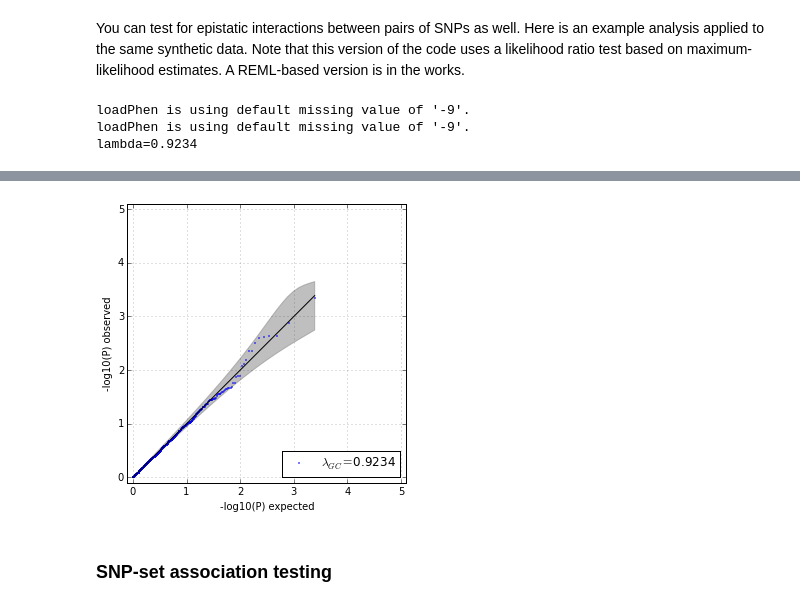
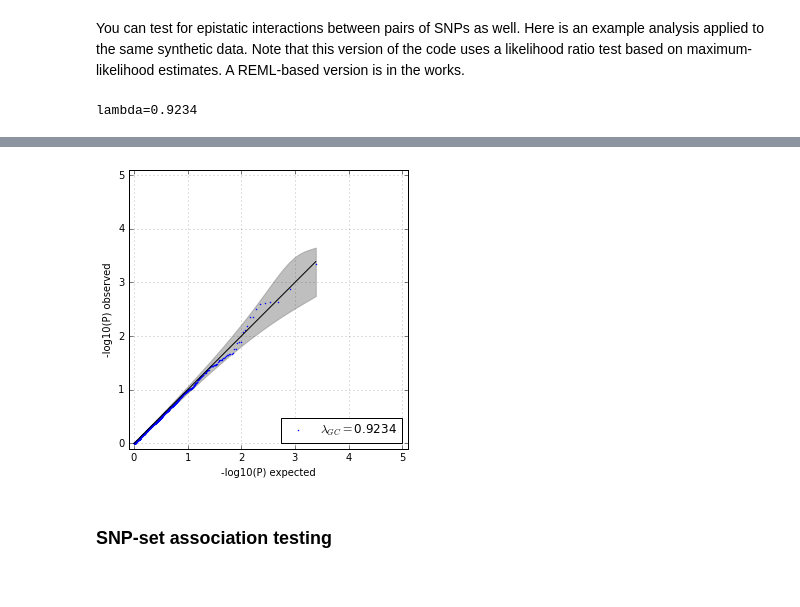
Before and after one commit to limix/FaST-LMM, a Jupyter notebook: doc/ipynb/FaST-LMM.ipynb, the cells around one changed output, grey strips where cells are left out. Cells and saved outputs as stored; diff of their text form; code cells hidden in the pictures.

```diff
--- a/doc/ipynb/FaST-LMM.ipynb
+++ b/doc/ipynb/FaST-LMM.ipynb
@@ -245,7 +235,7 @@ from fastlmm.association import epistasis
 from pysnptools.snpreader import Bed
 
 # define file names
-bed_reader = Bed("../../tests/datasets/synth/all")
+bed_reader = Bed("../../tests/datasets/synth/all", count_A1=True)
 pheno_fn = "../../tests/datasets/synth/pheno_10_causals.txt"
 cov_fn = "../../tests/datasets/synth/cov.txt"
 
@@ -264,7 +254,5 @@ plotp.qqplot(results_df["PValue"].values, xlim=[0,5], ylim=[0,5])
 pd.set_option('display.width', 1000)
 results_df.head(n=10)
 # %% [output]
-loadPhen is using default missing value of '-9'.
-loadPhen is using default missing value of '-9'.
 lambda=0.9234
 |  | SNP0 | Chr0 | GenDist0 | ChrPos0 | SNP1 | Chr1 | GenDist1 | ChrPos1 | PValue | NullLogLike | ... |
@@ -281,4 +269,4 @@ lambda=0.9234
-[figure, old version]
+[figure, new version]
 # %% [markdown]
 ### SNP-set association testing
 # %% [markdown]
```
Also changed, not shown: parts of 8 cells of this notebook, 28 other files.
